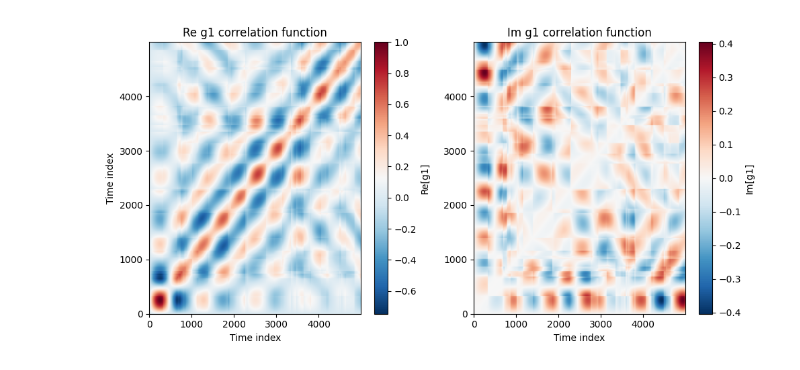
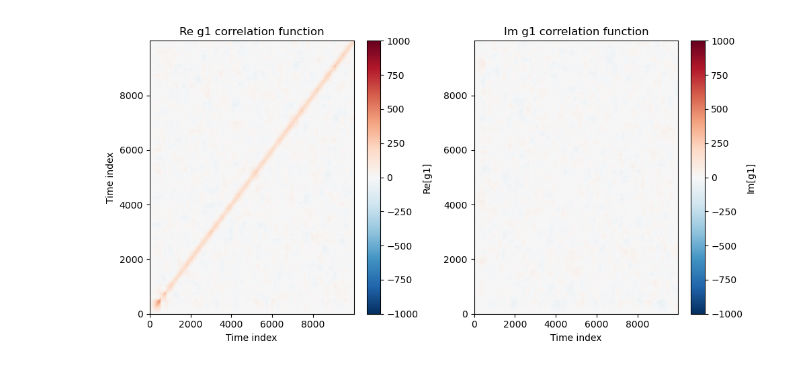
Before and after one commit to Focix/NumericalBychrom, a Jupyter notebook: kraus_test.ipynb, the cells around one changed output. Drawn from its saved outputs; the diff is of its cells as text; code cells hidden in the pictures.

```diff
--- a/kraus_test.ipynb
+++ b/kraus_test.ipynb
@@ -64,6 +65,6 @@ def H_full(t: float) -> np.ndarray:
 He = H0 - 1j / 2 * J
 # He = H0
 # %%
-time = np.linspace(0, 1.0, 500000)
+time = np.linspace(0, 1.0, 100000)
 # %%
 dt = time[1] - time[0]
@@ -77,6 +81,6 @@ psi0 = np.kron(psi_q, psi_r)
 # %%
 exp = np.exp(1j * wp * time)
 # %%
-num_trajectories = 10
+num_trajectories = 100
 # %%
 psi_avg = np.zeros((len(time), dimq * dimr), dtype=complex)
@@ -130,0 +201,13 @@ g1 /= num_trajectories
+# %%
+# Aggregate results
+psi_avg = np.zeros((len(time), dimq * dimr), dtype=complex)
+g1 = np.zeros((len(time) // 10, len(time) // 10), dtype=complex)
+
+print("Aggregating results...")
+for psis in tqdm(results, desc="Aggregating"):
+    psi_avg += psis
+
+    # Vectorized g1 calculation
+    psis_sub = psis[::10]
+    a_psi_sub = psis_sub @ a.T
+    g1 += a_psi_sub.conj() @ a_psi_sub.T
@@ -131,5 +216,5 @@ g1 /= num_trajectories
 # %%
-t1, t2 = np.meshgrid(time[::100], time[::100], indexing='ij')
+t1, t2 = np.meshgrid(time[::10], time[::10], indexing='ij')
 tau = t2 - t1
 exp_2d = np.exp(1j * wp * tau)
 g1_copy = g1 * exp_2d
@@ -150,20 +235,21 @@ plt.plot(g1_copy.imag[:, y])
 # %%
 fig, axs = plt.subplots(1, 2, figsize=(10, 5))
-im0 = axs[0].imshow(np.real(g1), aspect='auto', cmap='RdBu_r', origin='lower')
+Vmax = 1000
+im0 = axs[0].imshow(np.real(g1_copy), aspect='auto', cmap='RdBu_r', origin='lower', vmin=-Vmax, vmax=Vmax)
 fig.colorbar(im0, ax=axs[0], label='Re[g1]')
 axs[0].set_xlabel('Time index')
 axs[0].set_ylabel('Time index')
 axs[0].set_title('Re g1 correlation function')
 
-im1 = axs[1].imshow(np.imag(g1), aspect='auto', cmap='RdBu_r', origin='lower')
+im1 = axs[1].imshow(np.imag(g1_copy), aspect='auto', cmap='RdBu_r', origin='lower', vmin=-Vmax, vmax=Vmax)
 fig.colorbar(im1, ax=axs[1], label='Im[g1]')
 axs[1].set_xlabel('Time index')
 axs[1].set_title('Im g1 correlation function')
 
 plt.tight_layout()
 plt.show()
 # %% [output]
-[figure, old version]
+[figure, new version]
 # %%
 g1_spec = np.fft.fftshift(np.fft.fft(g1, axis=0), axes=0)
 g1_freqs = np.fft.fftshift(np.fft.fftfreq(g1.shape[0], d=dt*100))
```
Also changed, not shown: parts of 14 cells of this notebook.
